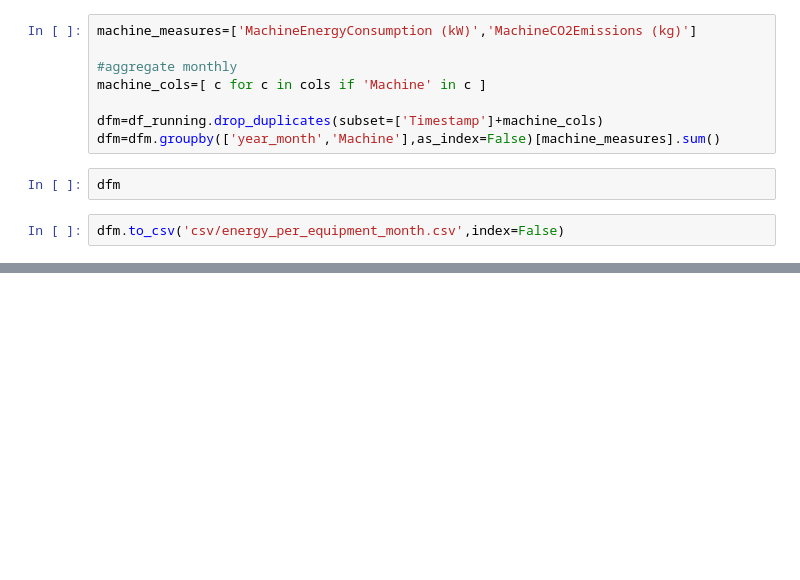
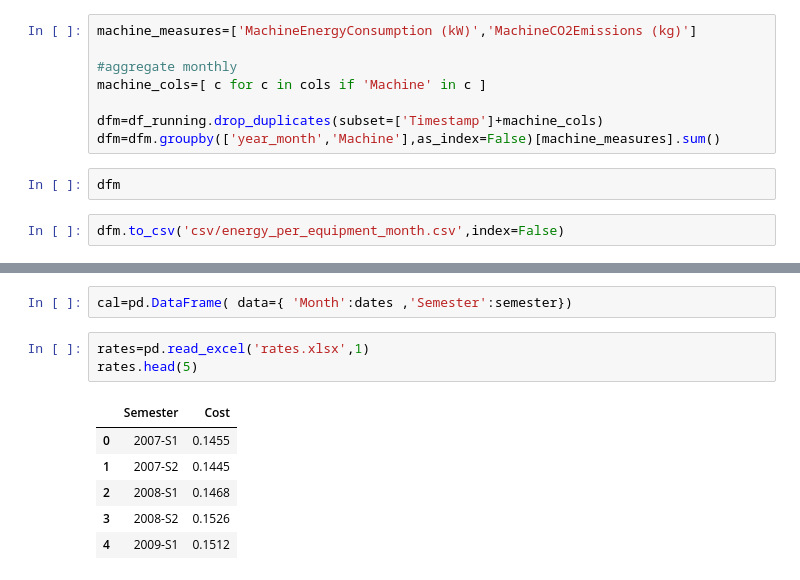
Before and after one commit to SAP-samples/btp-ai-sustainability-bootcamp, a Jupyter notebook: src/data-simulation/app_data_prep.ipynb, the cells around one changed output, grey strips where cells are left out. Drawn from its saved outputs; the diff is of its cells as text; blank space fills up the shorter version.

```diff
--- a/src/data-simulation/app_data_prep.ipynb
+++ b/src/data-simulation/app_data_prep.ipynb
@@ -599,0 +610,12 @@ dfm.to_csv('csv/energy_per_equipment_month.csv',index=False)
+# %%
+cal=pd.DataFrame( data={ 'Month':dates ,'Semester':semester})
+# %%
+rates=pd.read_excel('rates.xlsx',1)
+rates.head(5)
+# %% [output]
+|  | Semester | Cost |
+| 0 | 2007-S1 | 0.1455 |
+| 1 | 2007-S2 | 0.1445 |
+| 2 | 2008-S1 | 0.1468 |
+| 3 | 2008-S2 | 0.1526 |
+| 4 | 2009-S1 | 0.1512 |
```
Also changed, not shown: parts of 3 cells of this notebook.
